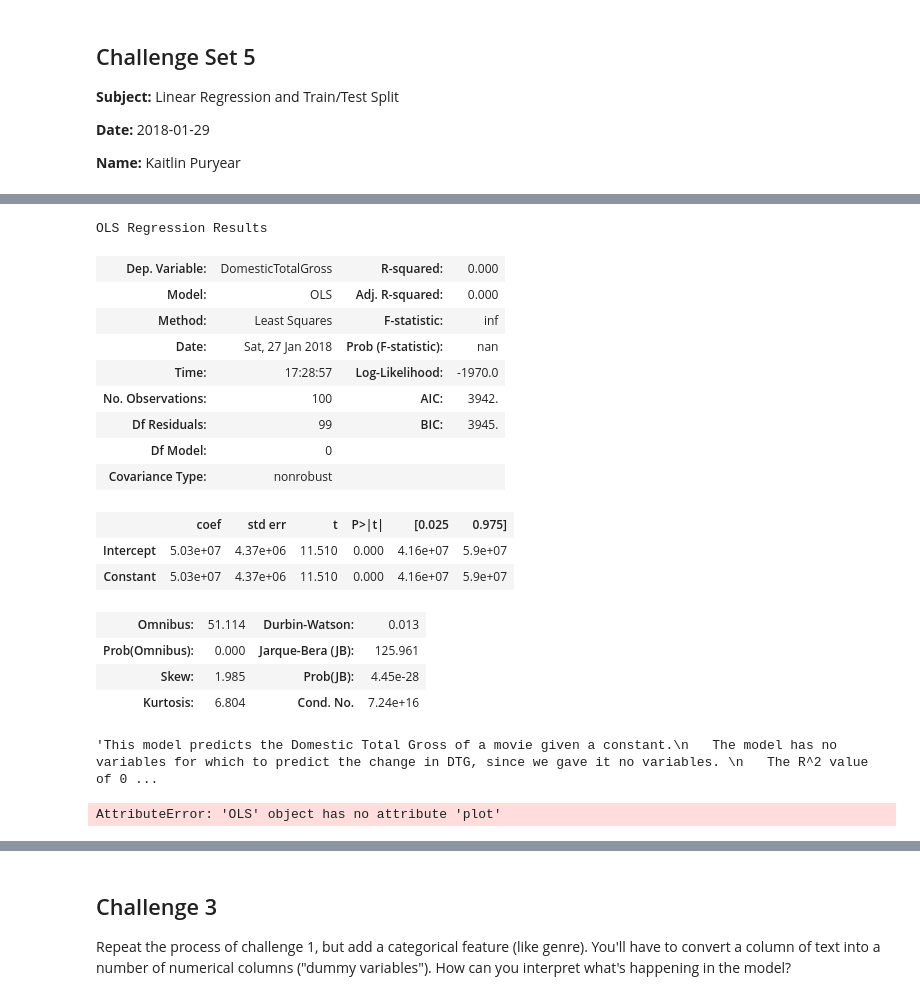
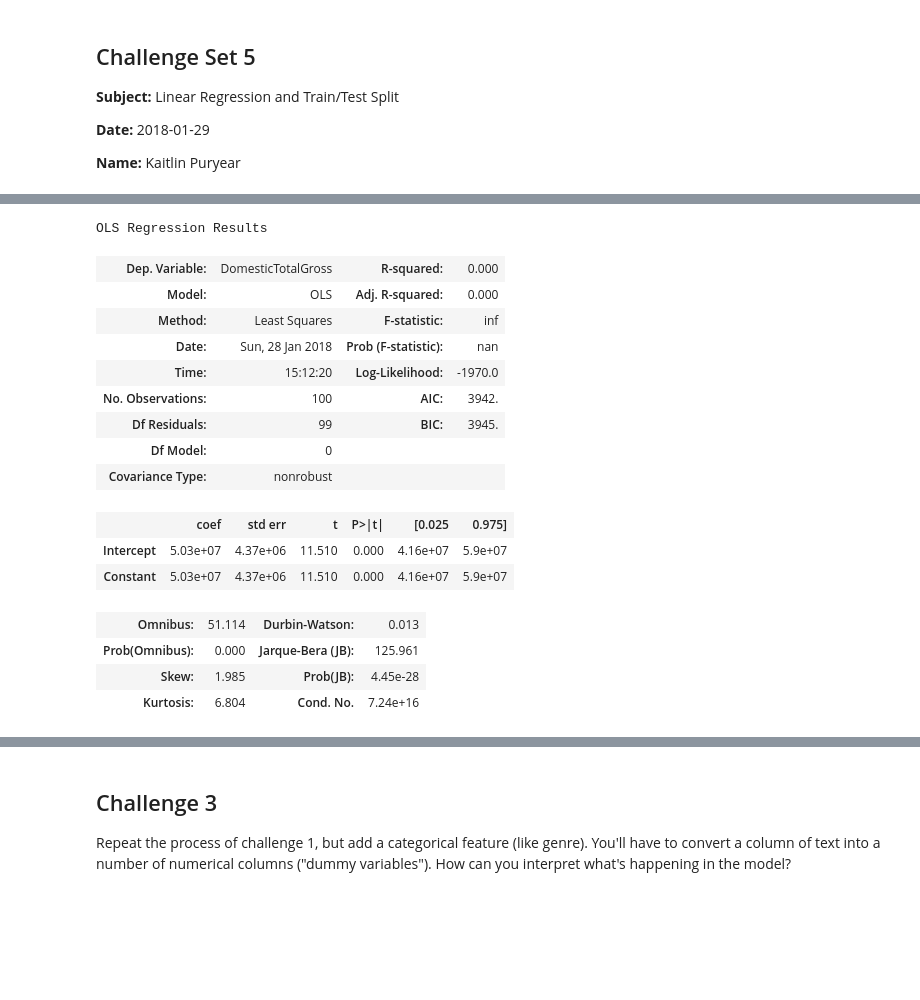
Before and after one commit to kpuryear/Puryear_Metis, a Jupyter notebook: challenges/challenge_5.ipynb, the cells around one changed output, grey strips where cells are left out. Cells and saved outputs as stored; diff of their text form; code cells hidden in the pictures; blank space fills up the shorter version.

```diff
--- a/challenges/challenge_5.ipynb
+++ b/challenges/challenge_5.ipynb
@@ -60,23 +63,24 @@ See the caveats in the documentation: http://pandas.pydata.org/pandas-docs/stabl
 # %%
 #use df["Constant"] to predict df["DomesticTotalGross"]
+
 #Create feature matrix (X) and target vector (y)
-y, X = patsy.dmatrices('DomesticTotalGross ~ Constant', data=df, return_type="dataframe")
+y1, X1 = patsy.dmatrices('DomesticTotalGross ~ Constant', data=df, return_type="dataframe")
 
 # Creating model
-model = sm.OLS(y, X)
+model = sm.OLS(y1, X1)
 
 #Fit your model to set
-fit = model.fit()
+fit1 = model.fit()
 
 #Printing summary
-fit.summary()
+fit1.summary()
 # %% [output]
 OLS Regression Results
 | Dep. Variable: | DomesticTotalGross | R-squared: | 0.000 |
 | Model: | OLS | Adj. R-squared: | 0.000 |
 | Method: | Least Squares | F-statistic: | inf |
-| Date: | Sat, 27 Jan 2018 | Prob (F-statistic): | nan |
-| Time: | 17:28:57 | Log-Likelihood: | -1970.0 |
+| Date: | Sun, 28 Jan 2018 | Prob (F-statistic): | nan |
+| Time: | 15:12:20 | Log-Likelihood: | -1970.0 |
 | No. Observations: | 100 | AIC: | 3942. |
 | Df Residuals: | 99 | BIC: | 3945. |
 | Df Model: | 0 |  |  |
@@ -88,17 +92,3 @@ OLS Regression Results
 | Prob(Omnibus): | 0.000 | Jarque-Bera (JB): | 125.961 |
 | Skew: | 1.985 | Prob(JB): | 4.45e-28 |
 | Kurtosis: | 6.804 | Cond. No. | 7.24e+16 |
-# %%
-#How can you interpret the results of this model? What does it predict?
-
-'''This model predicts the Domestic Total Gross of a movie given a constant.
-   The model has no variables for which to predict the change in DTG, since we gave it no variables.
-   The R^2 value of 0 means that none of the resulting data can be explained using this model.
-   There must be other factors that are affecting the DTG. (Of course there are! We will show this later.)'''
-# %% [output]
-'This model predicts the Domestic Total Gross of a movie given a constant.\n   The model has no variables for which to predict the change in DTG, since we gave it no variables. \n   The R^2 value of 0 ...
-# %%
-#Plot predictions vs actual outcomes
-fit.model.plot(style='o', figsize=(12,8));
-# %% [output]
-AttributeError: 'OLS' object has no attribute 'plot'
```
Also changed, not shown: parts of 16 cells of this notebook, 1 other file.
